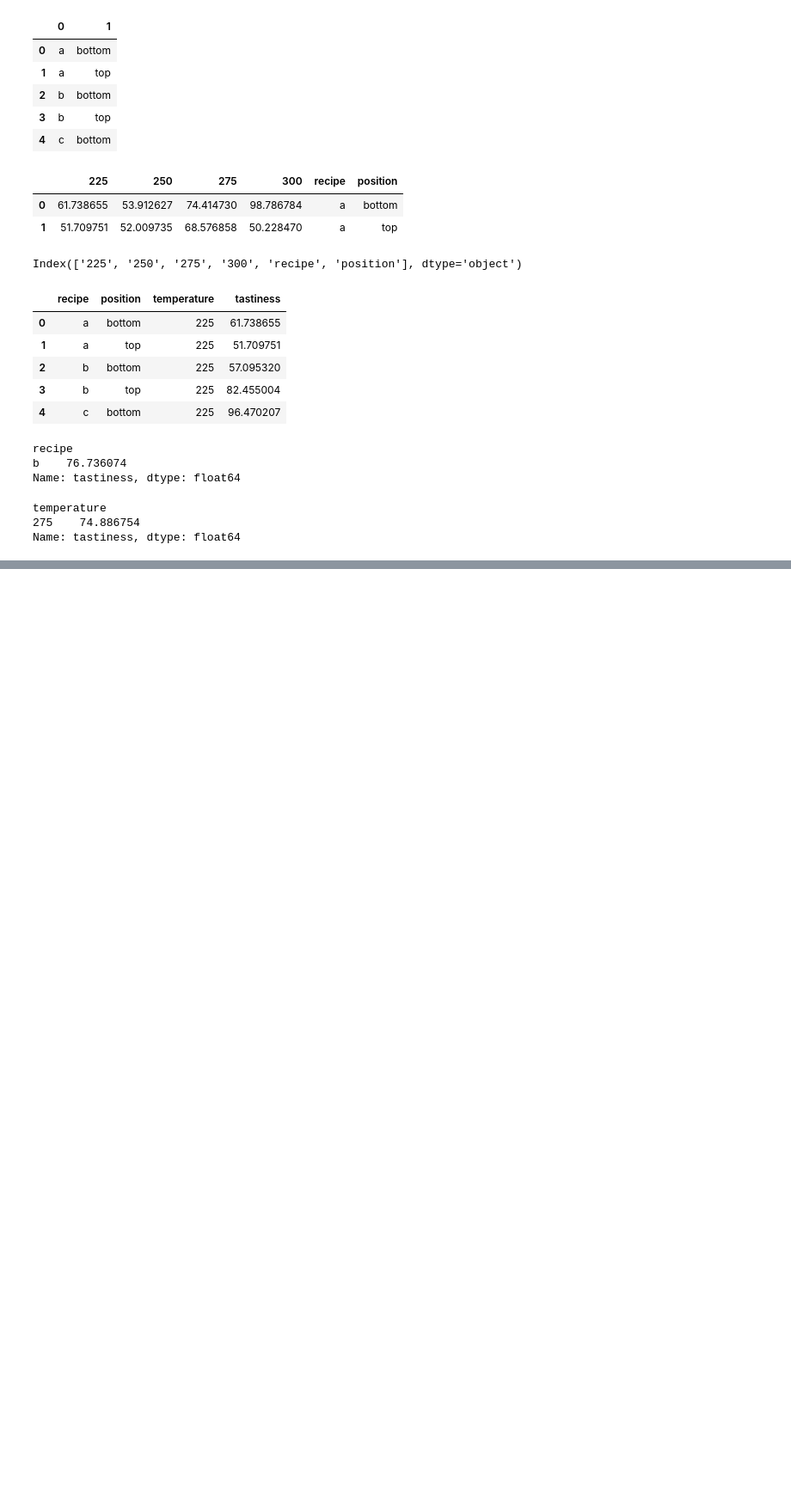
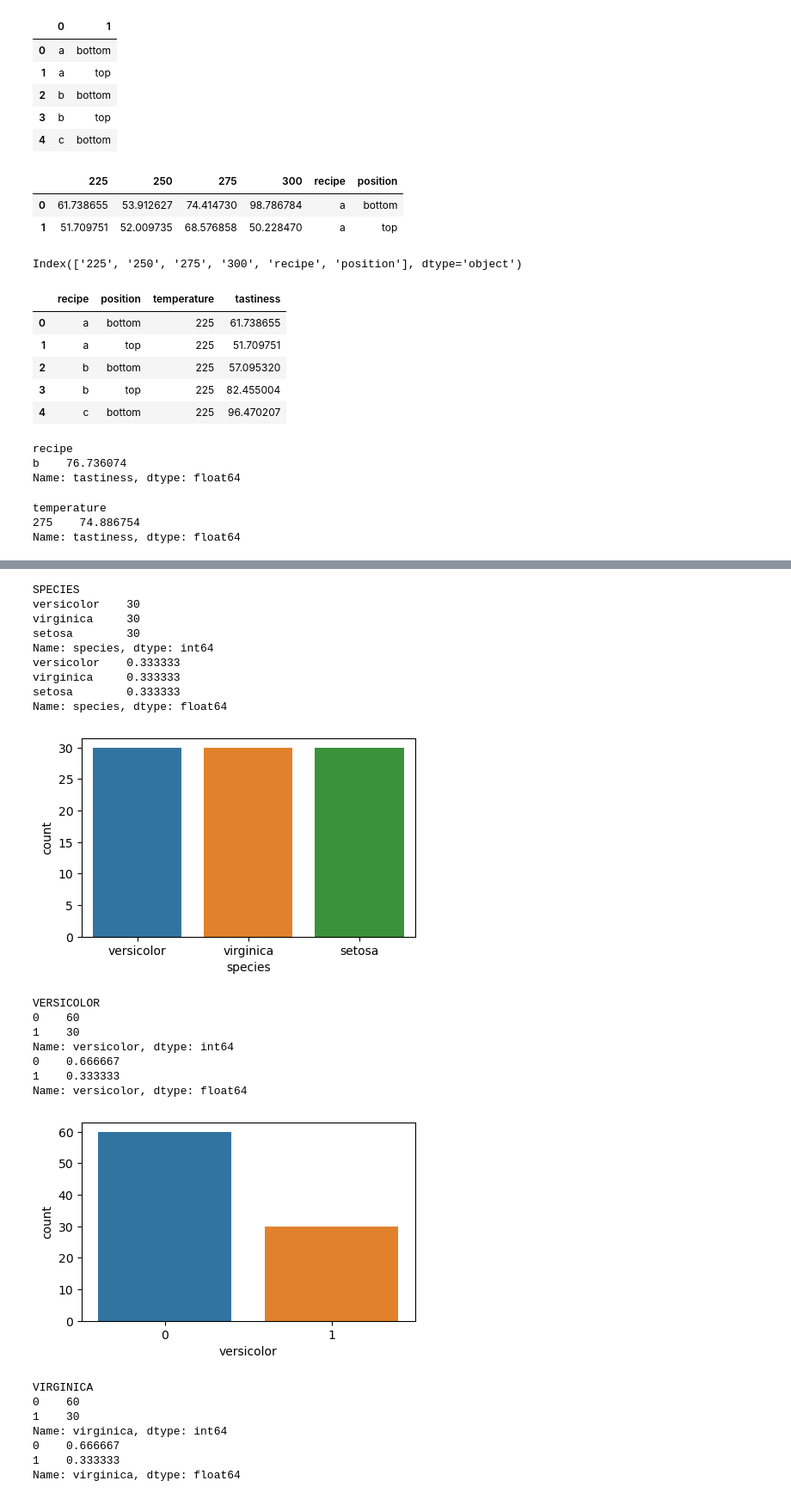
Before and after one commit to MigashaneVictoire/classification-exercises, a Jupyter notebook: classification_exercises.ipynb, the cells around one changed output, grey strips where cells are left out. Shown at 86% size. Saved outputs shown, nothing was run; the diff lists cells and outputs as text; code cells hidden in the pictures; blank space fills up the shorter version.

```diff
--- a/classification_exercises.ipynb
+++ b/classification_exercises.ipynb
@@ -1360,0 +1575,35 @@ for i in train_col[2:]:
+# %%
+# count all values and normalization of the each column
+for col in categorical_col:
+    plt.figure(figsize=(5,3))
+    print(col.upper())
+    print(train[col].value_counts(dropna=False).sort_values(ascending=False))
+    print(train[col].value_counts(dropna=False, normalize=True).sort_values(ascending=False))
+    sns.countplot(x=col, data=train)
+    plt.show()
+# %% [output]
+SPECIES
+versicolor    30
+virginica     30
+setosa        30
+Name: species, dtype: int64
+versicolor    0.333333
+virginica     0.333333
+setosa        0.333333
+Name: species, dtype: float64
+[figure, added]
+VERSICOLOR
+0    60
+1    30
+Name: versicolor, dtype: int64
+0    0.666667
+1    0.333333
+Name: versicolor, dtype: float64
+[figure, added]
+VIRGINICA
+0    60
+1    30
+Name: virginica, dtype: int64
+0    0.666667
+1    0.333333
+Name: virginica, dtype: float64
```
Also changed, not shown: parts of 156 cells of this notebook.
